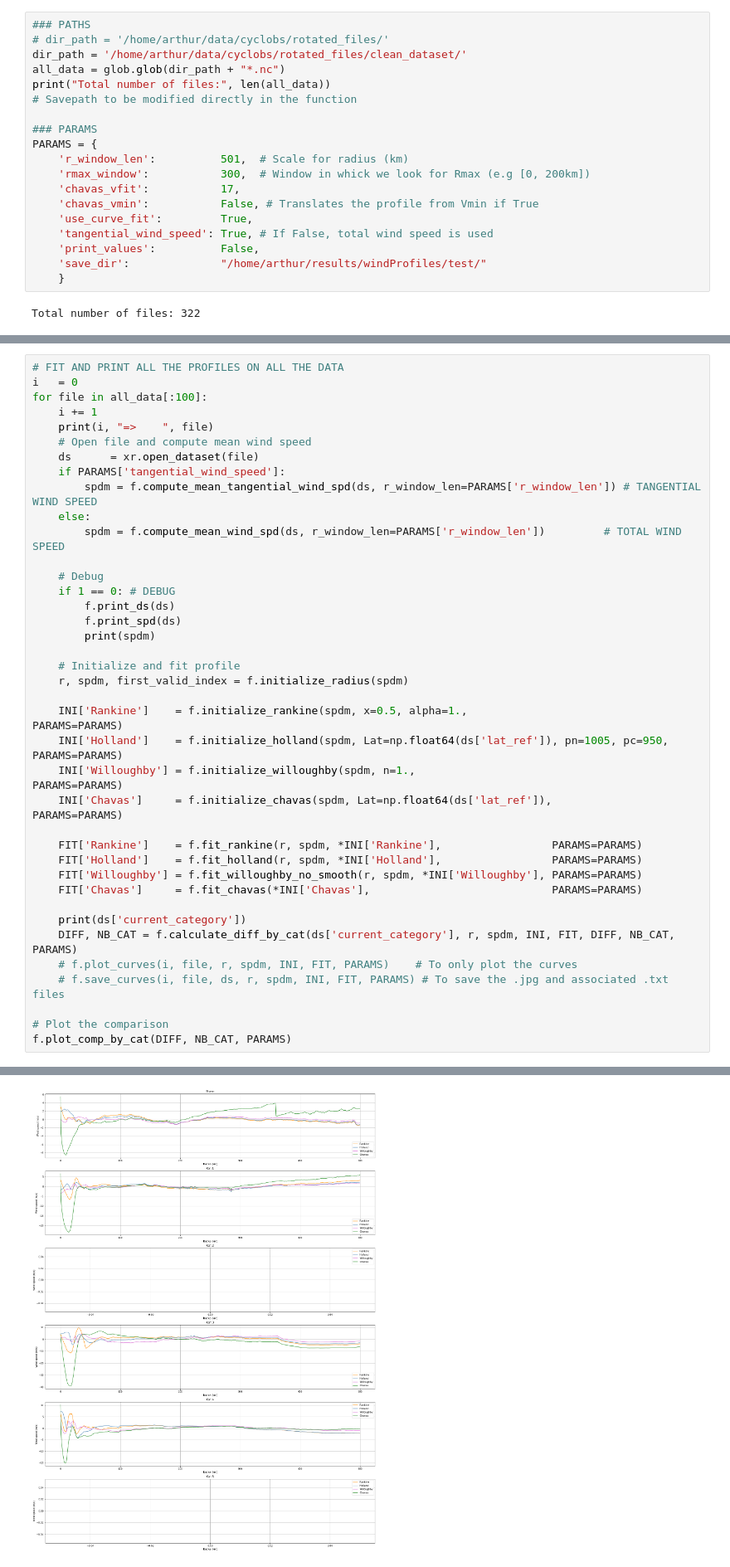
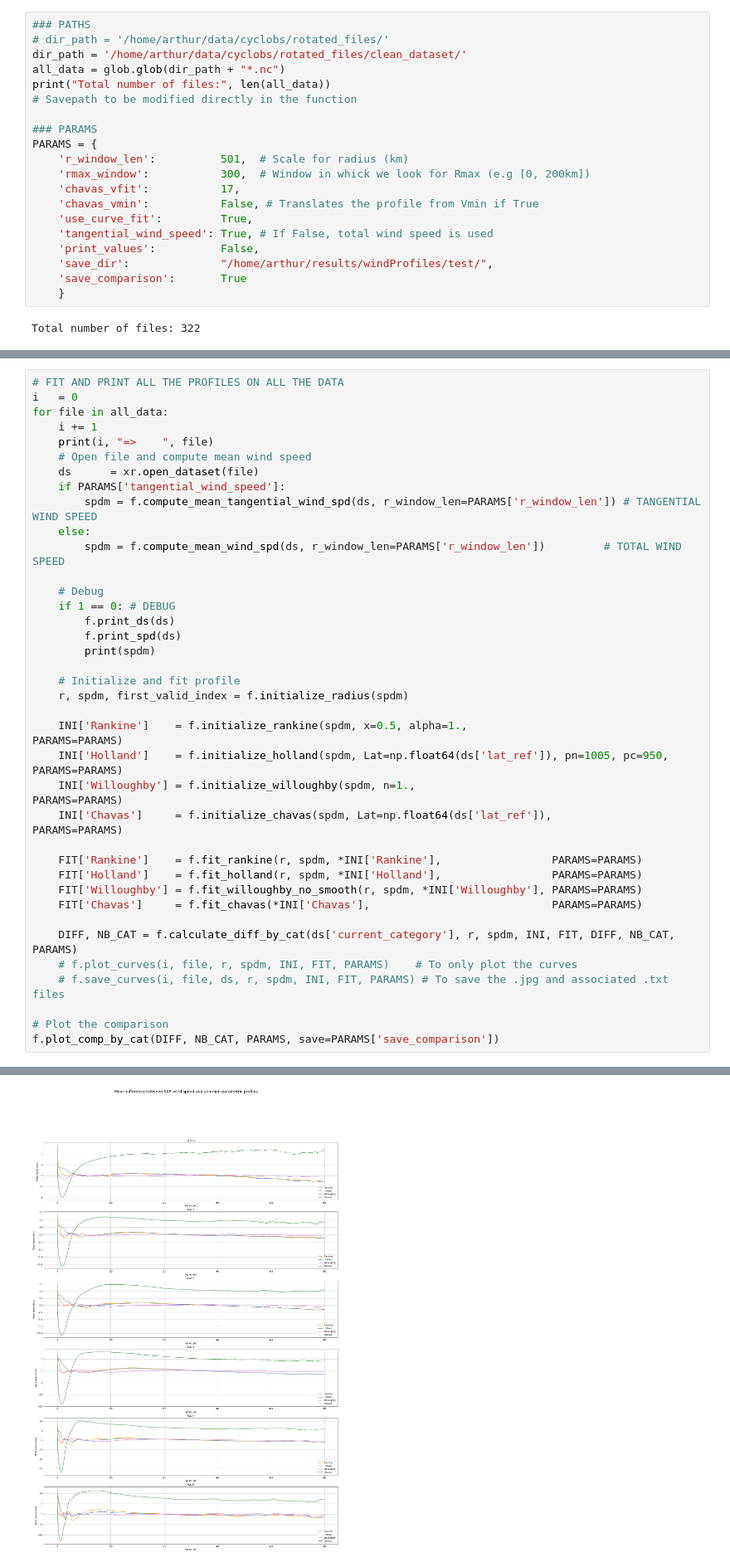
Before and after one commit to Arthur117/wind_profiles, a Jupyter notebook: all_profiles_comp.ipynb, the cells around one changed output, grey strips where cells are left out. Shown: that part at 83% size. Cells and saved outputs as stored; diff of their text form.

Commit message:
comparison by categories ok, without r*

```diff
--- a/all_profiles_comp.ipynb
+++ b/all_profiles_comp.ipynb
@@ -37,7 +37,8 @@ PARAMS = {
     'use_curve_fit':         True,
     'tangential_wind_speed': True, # If False, total wind speed is used
     'print_values':          False,
-    'save_dir':              "/home/arthur/results/windProfiles/test/"
+    'save_dir':              "/home/arthur/results/windProfiles/test/",
+    'save_comparison':       True
     }
 # %% [output]
 Total number of files: 322
@@ -74,7 +75,7 @@ for i in range(6):
 # %%
 # FIT AND PRINT ALL THE PROFILES ON ALL THE DATA
 i   = 0
-for file in all_data[:100]:
+for file in all_data:
     i += 1
     print(i, "=>    ", file)
     # Open file and compute mean wind speed
@@ -103,12 +104,11 @@ for file in all_data[:100]:
     FIT['Willoughby'] = f.fit_willoughby_no_smooth(r, spdm, *INI['Willoughby'], PARAMS=PARAMS)
     FIT['Chavas']     = f.fit_chavas(*INI['Chavas'],                            PARAMS=PARAMS)
 
-    print(ds['current_category'])
     DIFF, NB_CAT = f.calculate_diff_by_cat(ds['current_category'], r, spdm, INI, FIT, DIFF, NB_CAT, PARAMS)
     # f.plot_curves(i, file, r, spdm, INI, FIT, PARAMS)    # To only plot the curves
     # f.save_curves(i, file, ds, r, spdm, INI, FIT, PARAMS) # To save the .jpg and associated .txt files
 
 # Plot the comparison
-f.plot_comp_by_cat(DIFF, NB_CAT, PARAMS)
+f.plot_comp_by_cat(DIFF, NB_CAT, PARAMS, save=PARAMS['save_comparison'])
 # %% [output]
 1 =>     /home/arthur/data/cyclobs/rotated_files/clean_dataset/s1b-ew-owi-cm-20180902t143708-20180902t143912-000003-01720F_ll_gd_rotated.nc
@@ -144,4 +136,4 @@ Cat. 5 : 0
-[figure, old version]
+[figure, new version]
 # %%
 a = np.array([0.8, 0.9, 0.9, 1.1, 1.2, 1.5, 1.7, 1.9, 2.1, 2.3])
 b = [np.argwhere(a > i)[0] for i in range(0, 3)]
```
Also changed, not shown: parts of 3 cells of this notebook, 1 other file.
